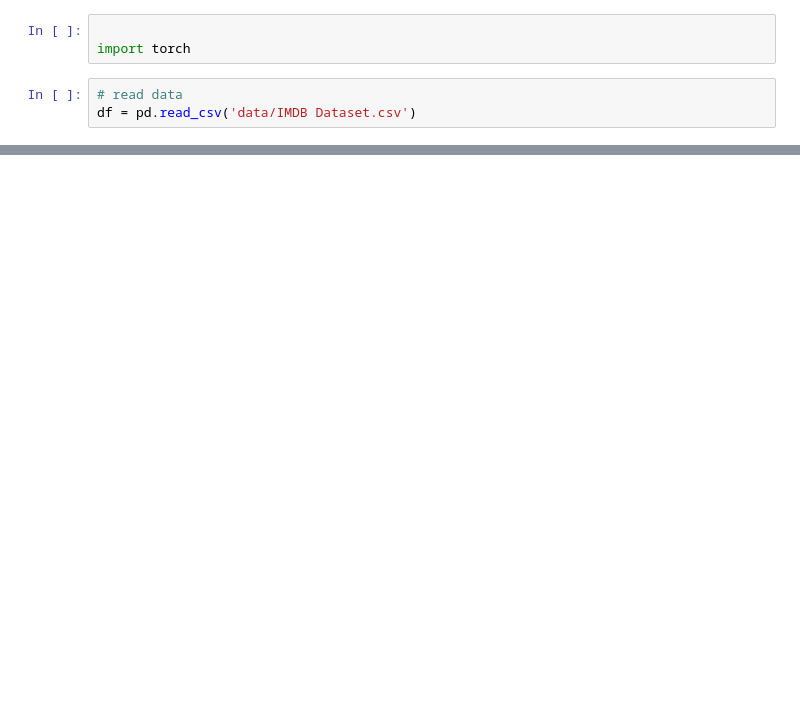
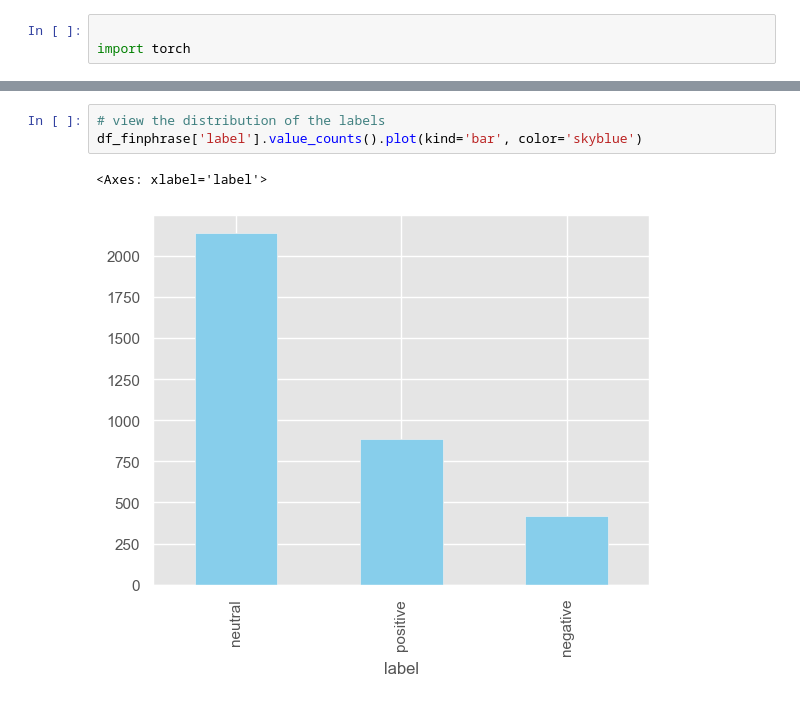
Before and after one commit to x99i9/MH6812_GROUP-PROJECT, a Jupyter notebook: Project.ipynb, the cells around one changed output, grey strips where cells are left out. Cells and saved outputs as stored; diff of their text form; blank space fills up the shorter version.

```diff
--- a/Project.ipynb
+++ b/Project.ipynb
@@ -55,6 +53,3 @@ stop = set(stopwords.words('english'))
 # %%
 
 import torch
-# %%
-# read data
-df = pd.read_csv('data/IMDB Dataset.csv')
@@ -60,0 +210,6 @@ df = pd.read_csv('data/IMDB Dataset.csv')
+# %%
+# view the distribution of the labels
+df_finphrase['label'].value_counts().plot(kind='bar', color='skyblue')
+# %% [output]
+<Axes: xlabel='label'>
+[figure, added]
```
Also changed, not shown: parts of 7 cells of this notebook.
